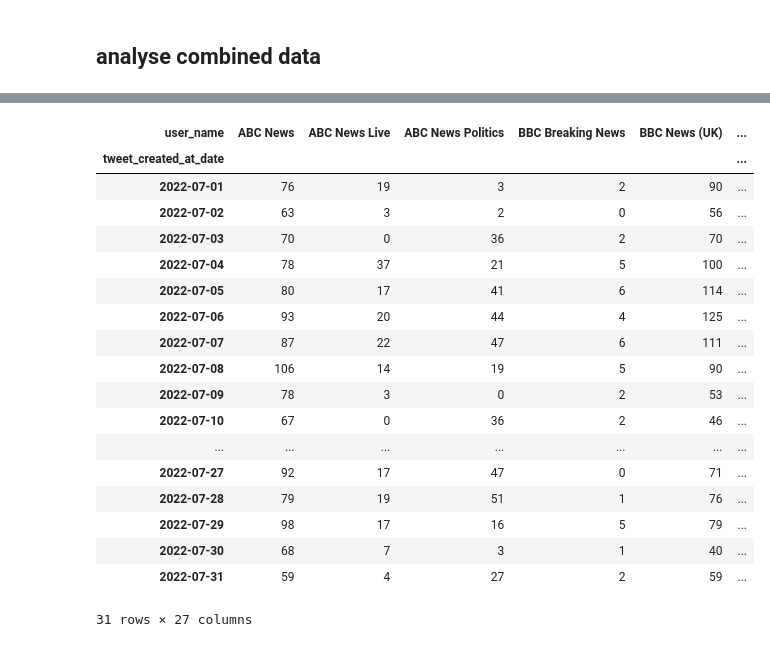
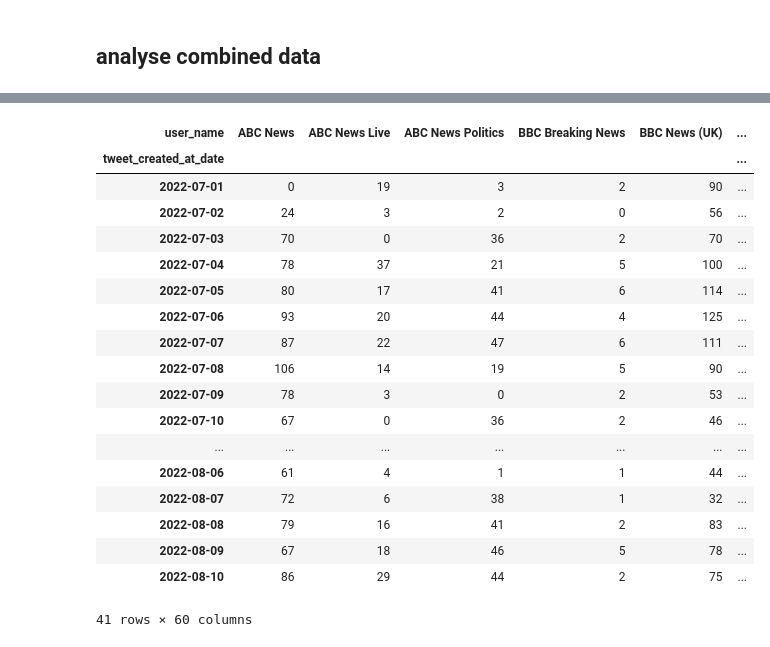
Before and after one commit to katherineskc/data_science_tweets_neutrality, a Jupyter notebook: preliminary_analysis.ipynb, the cells around one changed output, grey strips where cells are left out. Cells and saved outputs as stored; diff of their text form; code cells hidden in the pictures.

```diff
--- a/preliminary_analysis.ipynb
+++ b/preliminary_analysis.ipynb
@@ -40,7 +40,7 @@ twitter_user_details_data.head()
 # %%
 # twitter_users_tweets_2022_july_data
 
-twitter_users_tweets_2022_july_data = pd.read_csv (r'/Users/katherina/data_science_tweets_neutrality/twitter_users_tweets_2022_july.csv')
-twitter_users_tweets_2022_july_data.head()
+twitter_users_tweets_2022_july_august_data = pd.read_csv (r'/Users/katherina/data_science_tweets_neutrality/twitter_users_tweets_2022_july_august.csv')
+twitter_users_tweets_2022_july_august_data.head()
 # %% [output]
 |  | tweet_id | tweet_text | tweet_author_id | tweet_context_annotations | tweet_created_at | tweet_entities | ... |
@@ -56,7 +56,7 @@ twitter_users_tweets_2022_july_data.head()
 combined_news_media_basic_details = pd.merge(news_media_basic_data, twitter_user_details_data, left_on='twitter_username', right_on='user_username', how='left')
 
 # combine combined_news_media_basic_details and tweets
-combined_news_media_tweets_df = pd.merge(combined_news_media_basic_details, twitter_users_tweets_2022_july_data, left_on='user_id', right_on='tweet_author_id', how='left')
+combined_news_media_tweets_df = pd.merge(combined_news_media_basic_details, twitter_users_tweets_2022_july_august_data, left_on='user_id', right_on='tweet_author_id', how='left')
 
 combined_news_media_tweets_df.head()
 # %% [output]
@@ -112,12 +120,12 @@ analysis_1
 # %%
-combined_tweets_2022_july_piv1 = combined_tweets_2022_july_df.pivot_table(index=['tweet_created_at_date'], columns='user_name',
+combined_news_media_tweets_per_day_piv = combined_news_media_tweets_df.pivot_table(index=['tweet_created_at_date'], columns='user_name',
 values='tweet_id', aggfunc='nunique', fill_value=0)
-combined_tweets_2022_july_piv1
+combined_news_media_tweets_per_day_piv
 # %% [output]
 | user_name | ABC News | ABC News Live | ABC News Politics | BBC Breaking News | BBC News (UK) | ... |
 | tweet_created_at_date |  |  |  |  |  | ... |
-| 2022-07-01 | 76 | 19 | 3 | 2 | 90 | ... |
-| 2022-07-02 | 63 | 3 | 2 | 0 | 56 | ... |
+| 2022-07-01 | 0 | 19 | 3 | 2 | 90 | ... |
+| 2022-07-02 | 24 | 3 | 2 | 0 | 56 | ... |
 | 2022-07-03 | 70 | 0 | 36 | 2 | 70 | ... |
 | 2022-07-04 | 78 | 37 | 21 | 5 | 100 | ... |
 | 2022-07-05 | 80 | 17 | 41 | 6 | 114 | ... |
@@ -127,10 +135,10 @@ combined_tweets_2022_july_piv1
 | 2022-07-09 | 78 | 3 | 0 | 2 | 53 | ... |
 | 2022-07-10 | 67 | 0 | 36 | 2 | 46 | ... |
 | ... | ... | ... | ... | ... | ... | ... |
-| 2022-07-27 | 92 | 17 | 47 | 0 | 71 | ... |
-| 2022-07-28 | 79 | 19 | 51 | 1 | 76 | ... |
-| 2022-07-29 | 98 | 17 | 16 | 5 | 79 | ... |
-| 2022-07-30 | 68 | 7 | 3 | 1 | 40 | ... |
-| 2022-07-31 | 59 | 4 | 27 | 2 | 59 | ... |
+| 2022-08-06 | 61 | 4 | 1 | 1 | 44 | ... |
+| 2022-08-07 | 72 | 6 | 38 | 1 | 32 | ... |
+| 2022-08-08 | 79 | 16 | 41 | 2 | 83 | ... |
+| 2022-08-09 | 67 | 18 | 46 | 5 | 78 | ... |
+| 2022-08-10 | 86 | 29 | 44 | 2 | 75 | ... |
-31 rows × 27 columns
+41 rows × 60 columns
 # %%
```
Also changed, not shown: parts of 9 cells of this notebook.
